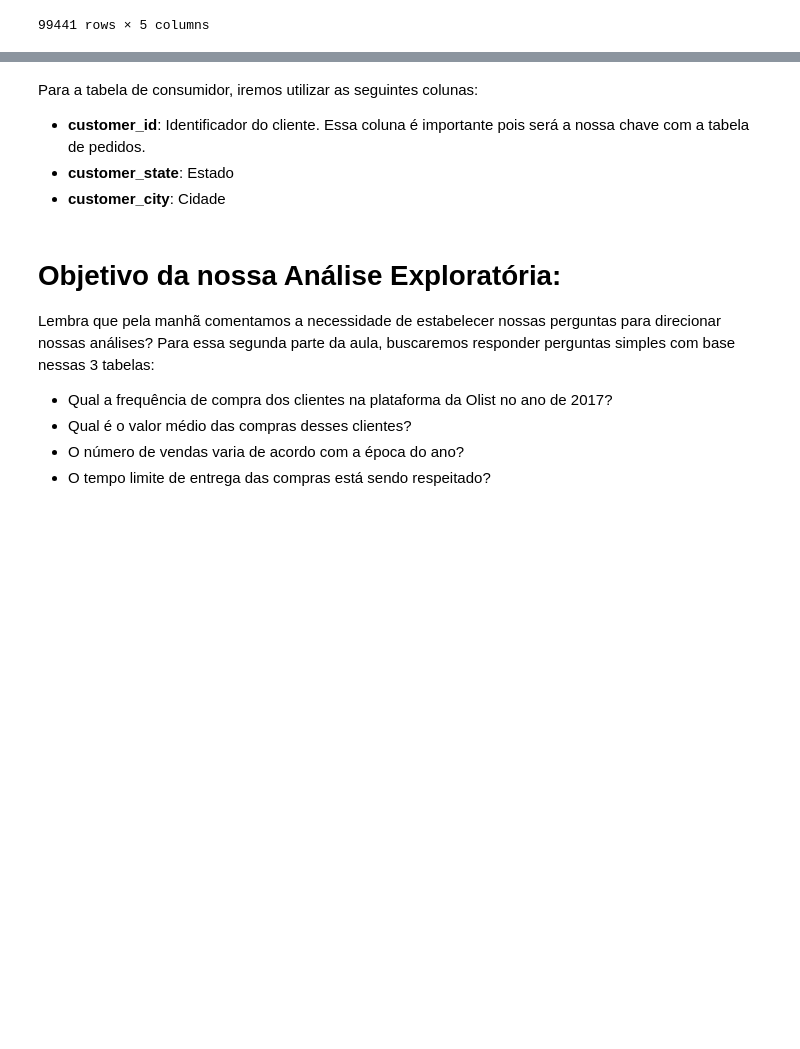
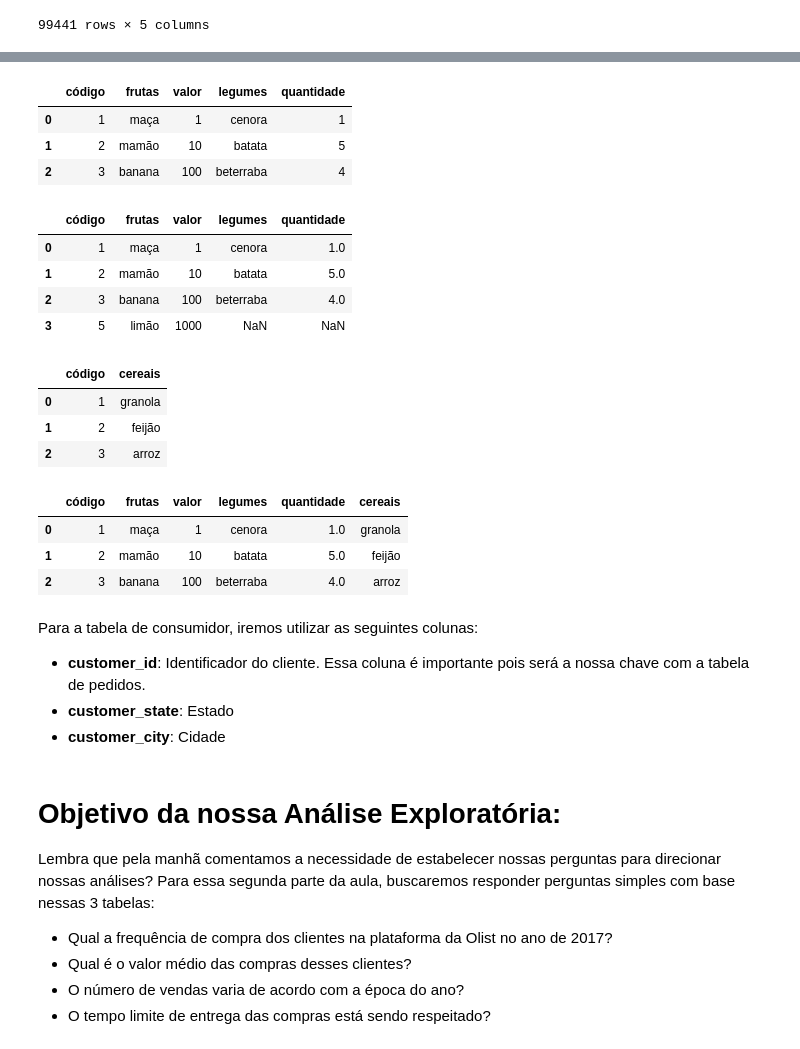
Before and after one commit to reprograma/on26-python-s14-analise-de-dados, a Jupyter notebook: material/aula_s14_parte2.ipynb, the cells around one changed output, grey strips where cells are left out. Drawn from its saved outputs; the diff is of its cells as text; code cells hidden in the pictures; blank space fills up the shorter version.

```diff
--- a/material/aula_s14_parte2.ipynb
+++ b/material/aula_s14_parte2.ipynb
@@ -95,0 +130,3 @@ df_consumidor
+# %%
+df_A = pd.DataFrame(data = {'código': [1, 2, 3, 5], 'frutas': ['maça', 'mamão', 'banana', 'limão'], 'valor': [1, 10, 100, 1000]})
+df_A
@@ -95,0 +139,3 @@ df_consumidor
+# %%
+df_B = pd.DataFrame(data = {'código': [1, 2, 3, 4], 'legumes': ['cenora', 'batata', 'beterraba', 'abobora'], 'quantidade': [1, 5, 4, 3]})
+df_B
@@ -96,3 +148,36 @@ df_consumidor
+# %%
+df_frutas_legumes = pd.merge(df_A, df_B, on=['código'], how='inner')
+df_frutas_legumes
+# %% [output]
+|  | código | frutas | valor | legumes | quantidade |
+| 0 | 1 | maça | 1 | cenora | 1 |
+| 1 | 2 | mamão | 10 | batata | 5 |
+| 2 | 3 | banana | 100 | beterraba | 4 |
+# %%
+df_frutas_legumes = pd.merge(df_A, df_B, on=['código'], how='left')
+df_frutas_legumes
+# %% [output]
+|  | código | frutas | valor | legumes | quantidade |
+| 0 | 1 | maça | 1 | cenora | 1.0 |
+| 1 | 2 | mamão | 10 | batata | 5.0 |
+| 2 | 3 | banana | 100 | beterraba | 4.0 |
+| 3 | 5 | limão | 1000 | NaN | NaN |
+# %%
+df_C = pd.DataFrame(data = {'código': [1, 2, 3], 'cereais': ['granola', 'feijão', 'arroz']})
+df_C
+# %% [output]
+|  | código | cereais |
+| 0 | 1 | granola |
+| 1 | 2 | feijão |
+| 2 | 3 | arroz |
+# %%
+df_frutas_legumes_cereais = pd.merge(df_frutas_legumes, df_C, on=['código'], how='inner')
+df_frutas_legumes_cereais
+# %% [output]
+|  | código | frutas | valor | legumes | quantidade | cereais |
+| 0 | 1 | maça | 1 | cenora | 1.0 | granola |
+| 1 | 2 | mamão | 10 | batata | 5.0 | feijão |
+| 2 | 3 | banana | 100 | beterraba | 4.0 | arroz |
 # %% [markdown]
 Para a tabela de consumidor, iremos utilizar as seguintes colunas:
 
```
Also changed, not shown: parts of 5 cells of this notebook.
